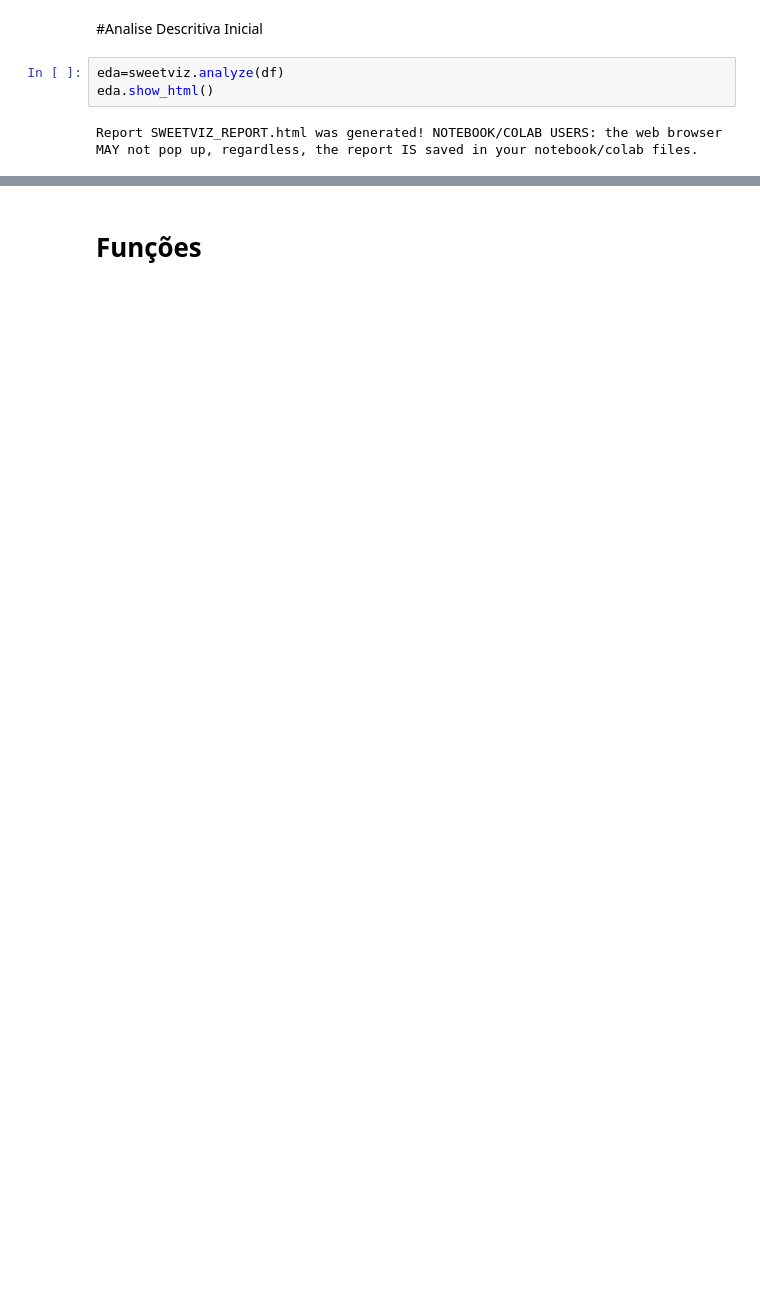
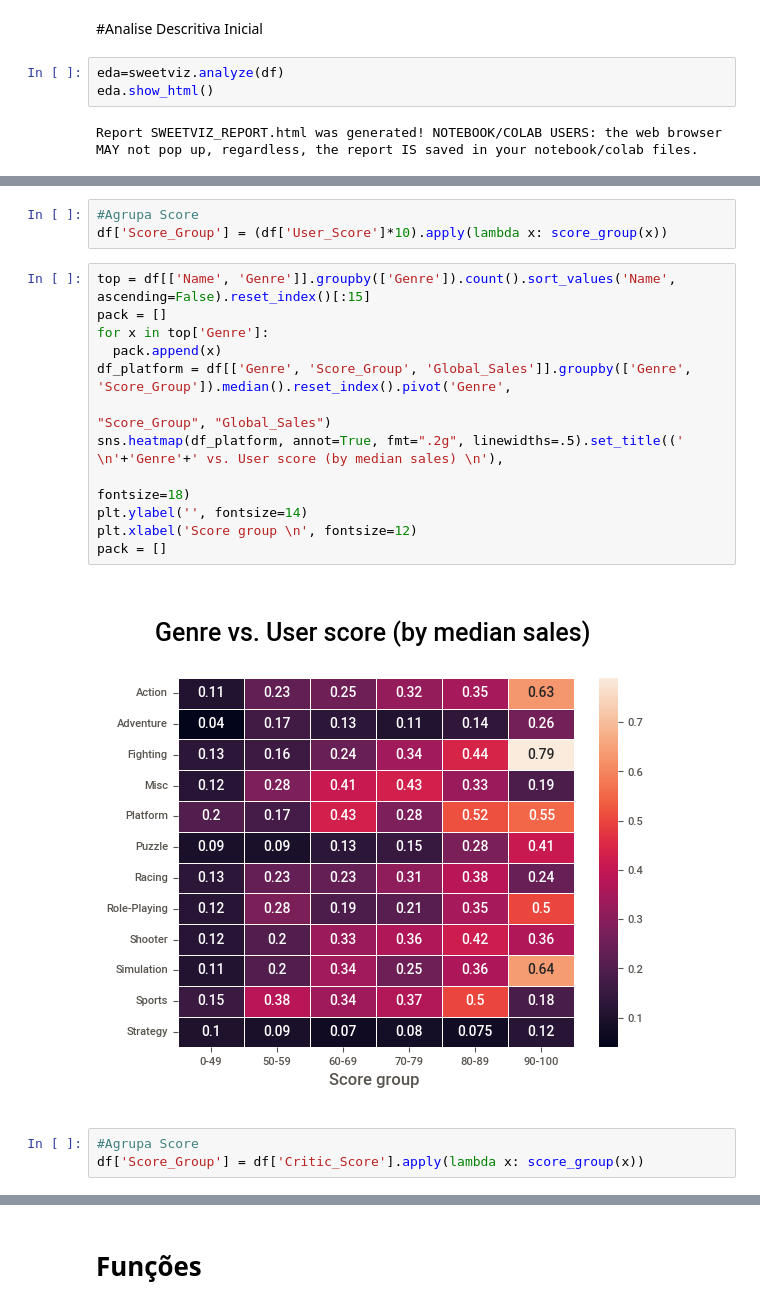
Before and after one commit to mipula/Projeto-Integrado-IV, a Jupyter notebook: PI_IV.ipynb, the cells around one changed output, grey strips where cells are left out. Cells and saved outputs as stored; diff of their text form; blank space fills up the shorter version.

```diff
--- a/PI_IV.ipynb
+++ b/PI_IV.ipynb
@@ -66,0 +99,20 @@ Report SWEETVIZ_REPORT.html was generated! NOTEBOOK/COLAB USERS: the web browser
+# %%
+#Agrupa Score
+df['Score_Group'] = (df['User_Score']*10).apply(lambda x: score_group(x))
+# %%
+top = df[['Name', 'Genre']].groupby(['Genre']).count().sort_values('Name', ascending=False).reset_index()[:15]
+pack = []
+for x in top['Genre']:
+  pack.append(x)
+df_platform = df[['Genre', 'Score_Group', 'Global_Sales']].groupby(['Genre', 'Score_Group']).median().reset_index().pivot('Genre',
+                                                                                                          "Score_Group", "Global_Sales")
+sns.heatmap(df_platform, annot=True, fmt=".2g", linewidths=.5).set_title((' \n'+'Genre'+' vs. User score (by median sales) \n'),
+                                                                             fontsize=18)
+plt.ylabel('', fontsize=14)
+plt.xlabel('Score group \n', fontsize=12)
+pack = []
+# %% [output]
+[figure, added]
+# %%
+#Agrupa Score
+df['Score_Group'] = df['Critic_Score'].apply(lambda x: score_group(x))
```
Also changed, not shown: parts of 76 cells of this notebook.
